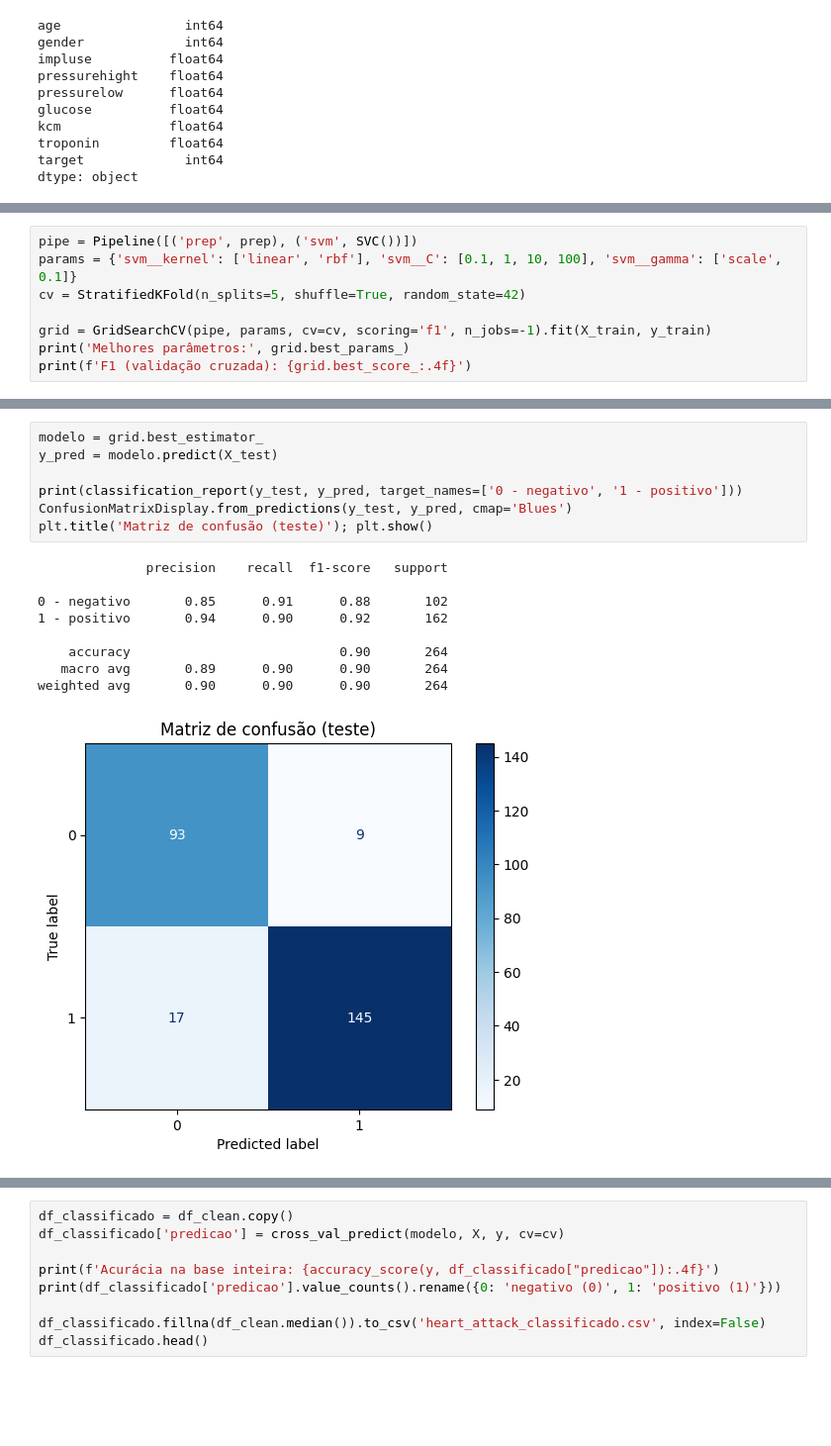
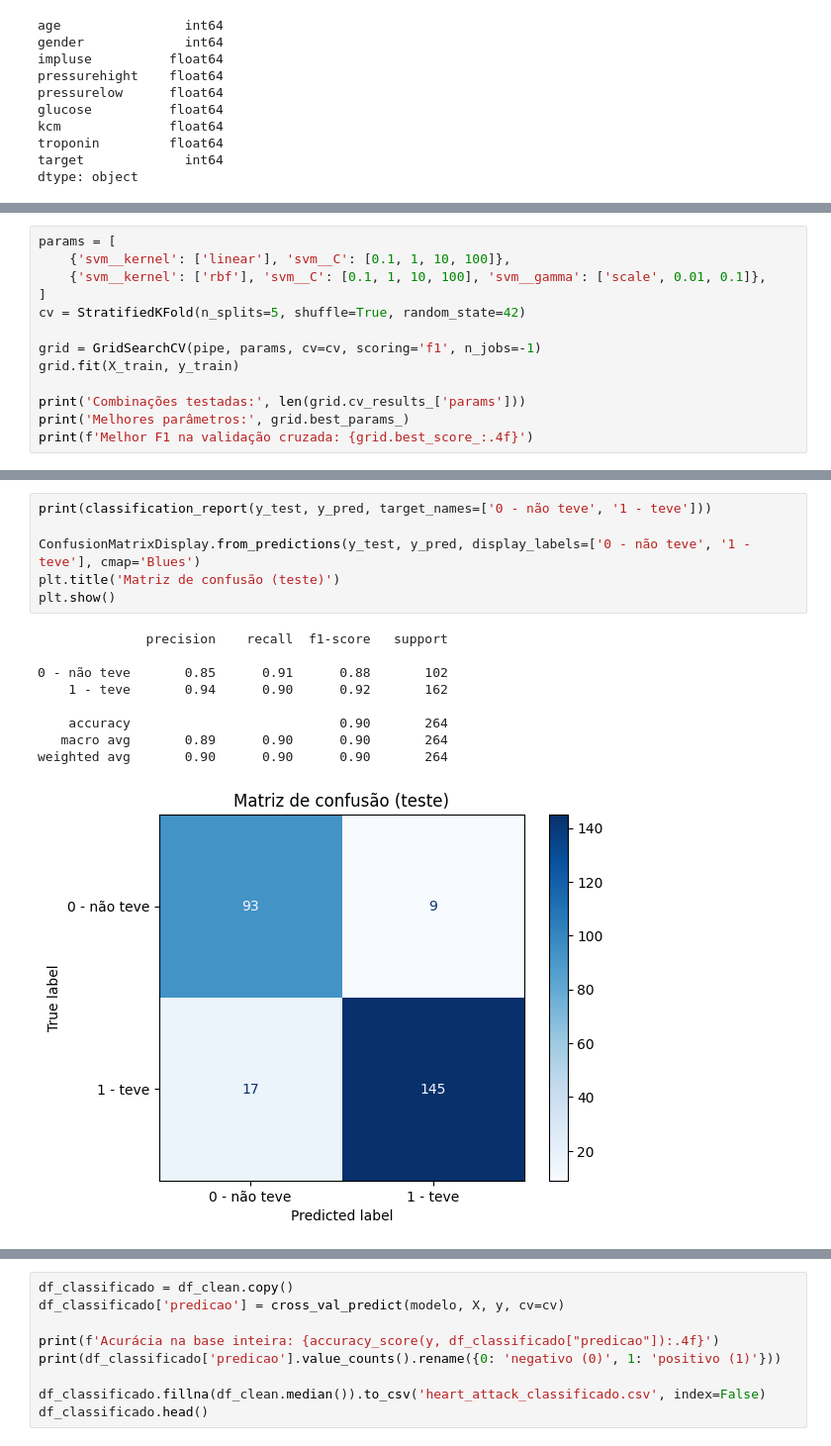
Before and after one commit to luiz4f0/inteligencia-artificial-umc, a Jupyter notebook: SUMMIT_DAVIMORAES-LUIZFELIPE.ipynb, the cells around one changed output, grey strips where cells are left out. Shown at 99% size. Saved outputs shown, nothing was run; the diff lists cells and outputs as text; blank space fills up the shorter version.

```diff
--- a/SUMMIT_DAVIMORAES-LUIZFELIPE.ipynb
+++ b/SUMMIT_DAVIMORAES-LUIZFELIPE.ipynb
@@ -178,9 +248,14 @@ prep = ColumnTransformer([
 # %%
-pipe = Pipeline([('prep', prep), ('svm', SVC())])
-params = {'svm__kernel': ['linear', 'rbf'], 'svm__C': [0.1, 1, 10, 100], 'svm__gamma': ['scale', 0.1]}
+params = [
+    {'svm__kernel': ['linear'], 'svm__C': [0.1, 1, 10, 100]},
+    {'svm__kernel': ['rbf'], 'svm__C': [0.1, 1, 10, 100], 'svm__gamma': ['scale', 0.01, 0.1]},
+]
 cv = StratifiedKFold(n_splits=5, shuffle=True, random_state=42)
 
-grid = GridSearchCV(pipe, params, cv=cv, scoring='f1', n_jobs=-1).fit(X_train, y_train)
+grid = GridSearchCV(pipe, params, cv=cv, scoring='f1', n_jobs=-1)
+grid.fit(X_train, y_train)
+
+print('Combinações testadas:', len(grid.cv_results_['params']))
 print('Melhores parâmetros:', grid.best_params_)
-print(f'F1 (validação cruzada): {grid.best_score_:.4f}')
+print(f'Melhor F1 na validação cruzada: {grid.best_score_:.4f}')
 # %% [output]
@@ -191,17 +299,16 @@ F1 (validação cruzada): 0.8990
 # %%
-modelo = grid.best_estimator_
-y_pred = modelo.predict(X_test)
+print(classification_report(y_test, y_pred, target_names=['0 - não teve', '1 - teve']))
 
-print(classification_report(y_test, y_pred, target_names=['0 - negativo', '1 - positivo']))
-ConfusionMatrixDisplay.from_predictions(y_test, y_pred, cmap='Blues')
-plt.title('Matriz de confusão (teste)'); plt.show()
+ConfusionMatrixDisplay.from_predictions(y_test, y_pred, display_labels=['0 - não teve', '1 - teve'], cmap='Blues')
+plt.title('Matriz de confusão (teste)')
+plt.show()
 # %% [output]
               precision    recall  f1-score   support
 
-0 - negativo       0.85      0.91      0.88       102
-1 - positivo       0.94      0.90      0.92       162
+0 - não teve       0.85      0.91      0.88       102
+    1 - teve       0.94      0.90      0.92       162
 
     accuracy                           0.90       264
    macro avg       0.89      0.90      0.90       264
 weighted avg       0.90      0.90      0.90       264
-[figure, old version]
+[figure, new version]
```
Also changed, not shown: parts of 18 cells of this notebook.
